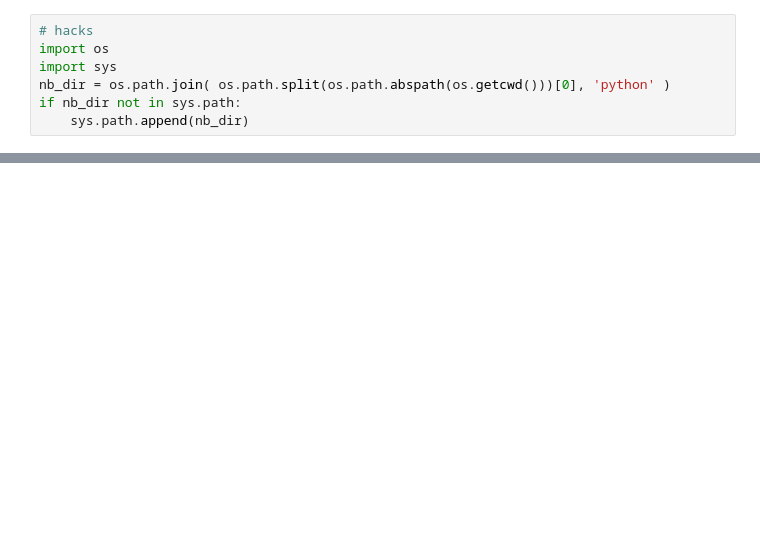
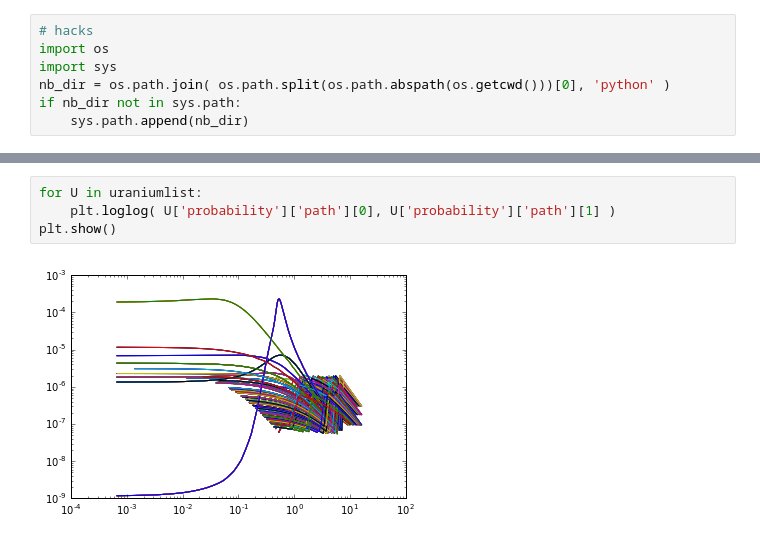
Before and after one commit to ealbin/GZ, a Jupyter notebook: sim/Analysis.ipynb, the cells around one changed output, grey strips where cells are left out. Saved outputs shown, nothing was run; the diff lists cells and outputs as text; blank space fills up the shorter version.

```diff
--- a/sim/Analysis.ipynb
+++ b/sim/Analysis.ipynb
@@ -183,0 +69,6 @@ print latlon(surface_coordinates(5,92,2,0,5, proton=True))
+# %%
+for U in uraniumlist:
+    plt.loglog( U['probability']['path'][0], U['probability']['path'][1] )
+plt.show()
+# %% [output]
+[figure, added]
```
Also changed, not shown: parts of 24 cells of this notebook, 5 other files.
